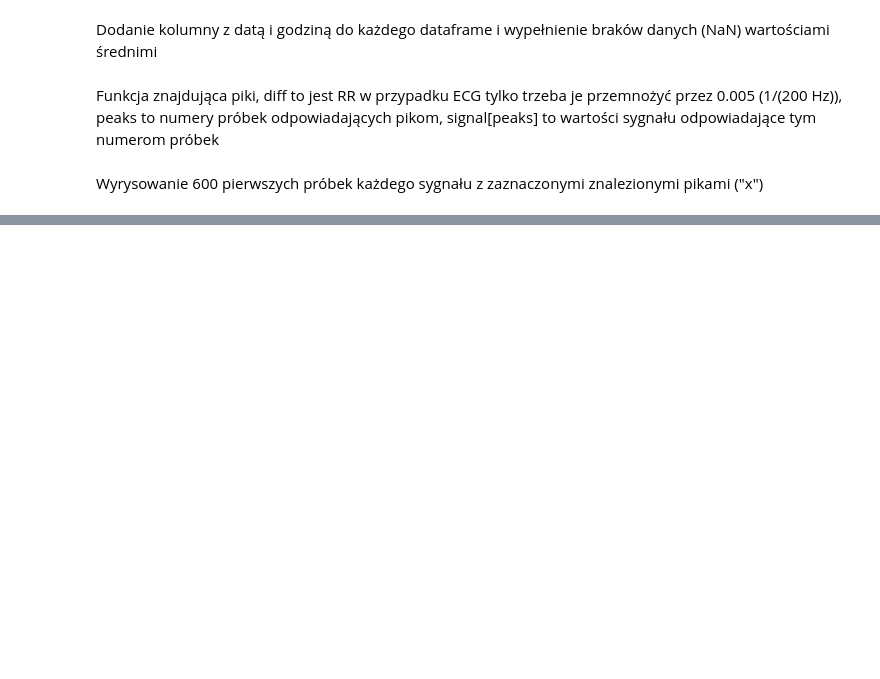
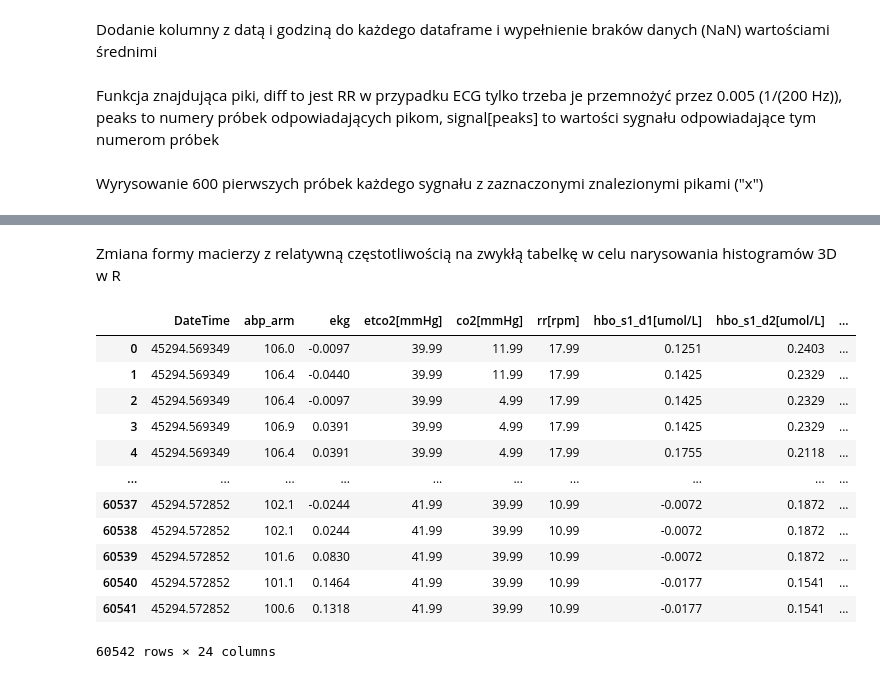
Before and after one commit to NajdekMonika/joint_symbolic, a Jupyter notebook: joint_symbolic.ipynb, the cells around one changed output, grey strips where cells are left out. Cells and saved outputs as stored; diff of their text form; code cells hidden in the pictures; blank space fills up the shorter version.

```diff
--- a/joint_symbolic.ipynb
+++ b/joint_symbolic.ipynb
@@ -254 +448,3 @@ joint_symbolic(breathing_dict, True)
+# %% [markdown]
+Zmiana formy macierzy z relatywną częstotliwością na zwykłą tabelkę w celu narysowania histogramów 3D w R
 # %%
@@ -265,0 +464,16 @@ for file_name in os.listdir(path):
+# %%
+breathing_dict_37["10_breaths"]["34"]
+# %% [output]
+|  | DateTime | abp_arm | ekg | etco2[mmHg] | co2[mmHg] | rr[rpm] | hbo_s1_d1[umol/L] | hbo_s1_d2[umol/L] | ... |
+| 0 | 45294.569349 | 106.0 | -0.0097 | 39.99 | 11.99 | 17.99 | 0.1251 | 0.2403 | ... |
+| 1 | 45294.569349 | 106.4 | -0.0440 | 39.99 | 11.99 | 17.99 | 0.1425 | 0.2329 | ... |
+| 2 | 45294.569349 | 106.4 | -0.0097 | 39.99 | 4.99 | 17.99 | 0.1425 | 0.2329 | ... |
+| 3 | 45294.569349 | 106.9 | 0.0391 | 39.99 | 4.99 | 17.99 | 0.1425 | 0.2329 | ... |
+| 4 | 45294.569349 | 106.4 | 0.0391 | 39.99 | 4.99 | 17.99 | 0.1755 | 0.2118 | ... |
+| ... | ... | ... | ... | ... | ... | ... | ... | ... | ... |
+| 60537 | 45294.572852 | 102.1 | -0.0244 | 41.99 | 39.99 | 10.99 | -0.0072 | 0.1872 | ... |
+| 60538 | 45294.572852 | 102.1 | 0.0244 | 41.99 | 39.99 | 10.99 | -0.0072 | 0.1872 | ... |
+| 60539 | 45294.572852 | 101.6 | 0.0830 | 41.99 | 39.99 | 10.99 | -0.0072 | 0.1872 | ... |
+| 60540 | 45294.572852 | 101.1 | 0.1464 | 41.99 | 39.99 | 10.99 | -0.0177 | 0.1541 | ... |
+| 60541 | 45294.572852 | 100.6 | 0.1318 | 41.99 | 39.99 | 10.99 | -0.0177 | 0.1541 | ... |
+60542 rows × 24 columns
```
Also changed, not shown: parts of 52 cells of this notebook.
